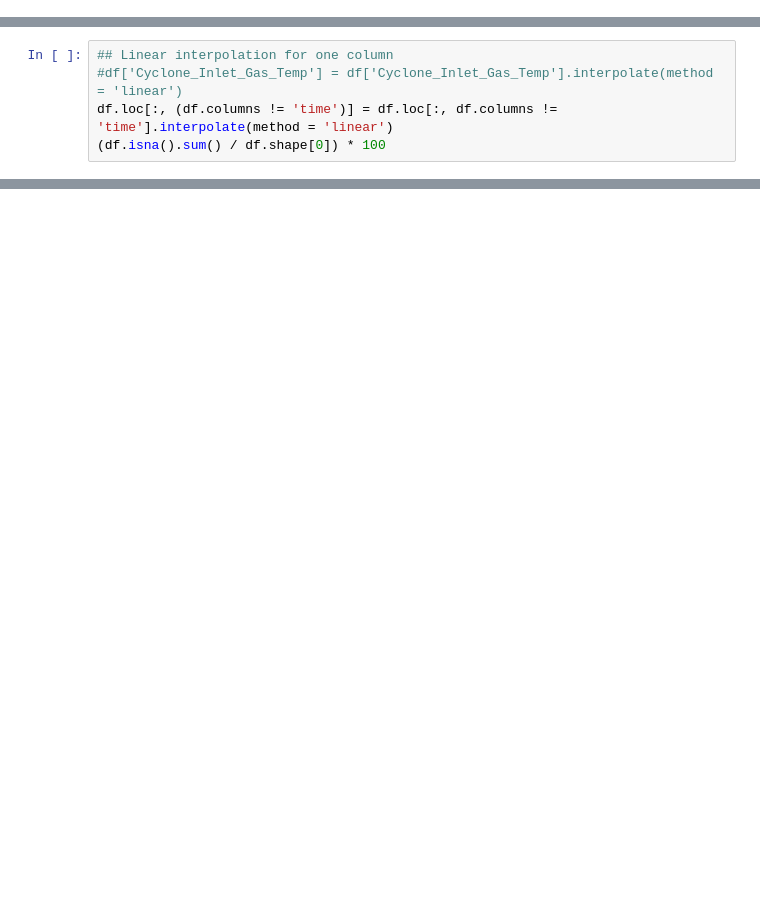
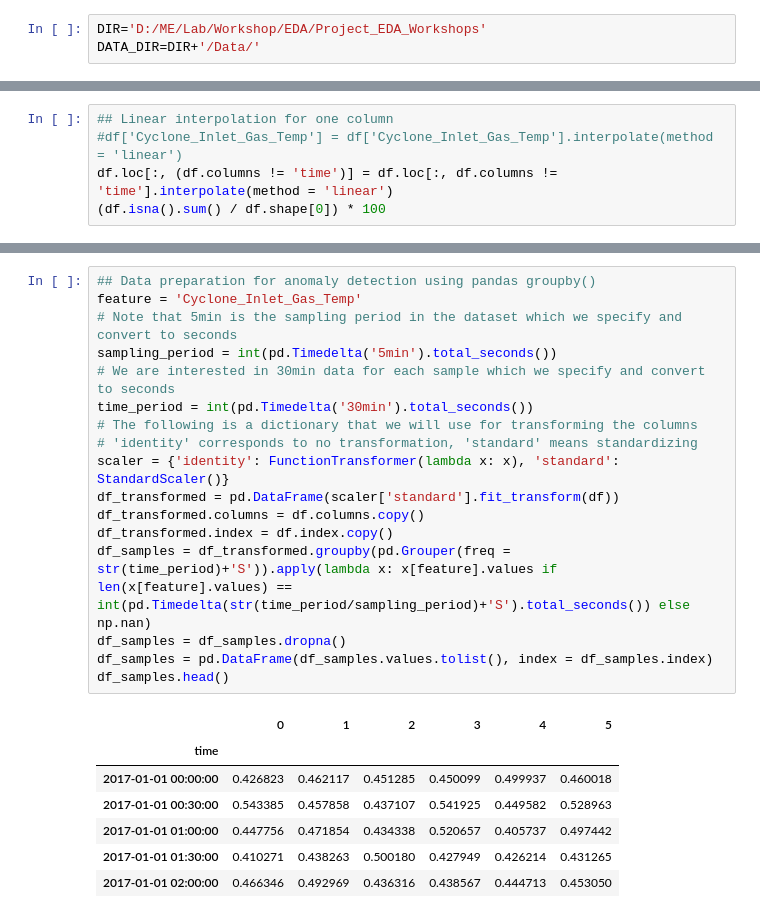
Before and after one commit to adityab24840/Project_EDA_Workshop, a Jupyter notebook: Timeseries.ipynb, the cells around one changed output, grey strips where cells are left out. Drawn from its saved outputs; the diff is of its cells as text; blank space fills up the shorter version.

```diff
--- a/Timeseries.ipynb
+++ b/Timeseries.ipynb
@@ -27,3 +17,6 @@ else:
+# %%
+DIR='D:/ME/Lab/Workshop/EDA/Project_EDA_Workshops'
+DATA_DIR=DIR+'/Data/'
 # %%
 ## Read data
 FILE = DATA_DIR + 'timeseriesdata.csv'
@@ -87,0 +107,25 @@ df_samples.head()
+# %%
+## Data preparation for anomaly detection using pandas groupby()
+feature = 'Cyclone_Inlet_Gas_Temp'
+# Note that 5min is the sampling period in the dataset which we specify and convert to seconds
+sampling_period = int(pd.Timedelta('5min').total_seconds())
+# We are interested in 30min data for each sample which we specify and convert to seconds
+time_period = int(pd.Timedelta('30min').total_seconds())
+# The following is a dictionary that we will use for transforming the columns
+# 'identity' corresponds to no transformation, 'standard' means standardizing
+scaler = {'identity': FunctionTransformer(lambda x: x), 'standard': StandardScaler()}
+df_transformed = pd.DataFrame(scaler['standard'].fit_transform(df))
+df_transformed.columns = df.columns.copy()
+df_transformed.index = df.index.copy()
+df_samples = df_transformed.groupby(pd.Grouper(freq = str(time_period)+'S')).apply(lambda x: x[feature].values if len(x[feature].values) == int(pd.Timedelta(str(time_period/sampling_period)+'S').total_seconds()) else np.nan)
+df_samples = df_samples.dropna()
+df_samples = pd.DataFrame(df_samples.values.tolist(), index = df_samples.index)
+df_samples.head()
+# %% [output]
+|  | 0 | 1 | 2 | 3 | 4 | 5 |
+| time |  |  |  |  |  |  |
+| 2017-01-01 00:00:00 | 0.426823 | 0.462117 | 0.451285 | 0.450099 | 0.499937 | 0.460018 |
+| 2017-01-01 00:30:00 | 0.543385 | 0.457858 | 0.437107 | 0.541925 | 0.449582 | 0.528963 |
+| 2017-01-01 01:00:00 | 0.447756 | 0.471854 | 0.434338 | 0.520657 | 0.405737 | 0.497442 |
+| 2017-01-01 01:30:00 | 0.410271 | 0.438263 | 0.500180 | 0.427949 | 0.426214 | 0.431265 |
+| 2017-01-01 02:00:00 | 0.466346 | 0.492969 | 0.436316 | 0.438567 | 0.444713 | 0.453050 |
```
Also changed, not shown: parts of 5 cells of this notebook.
